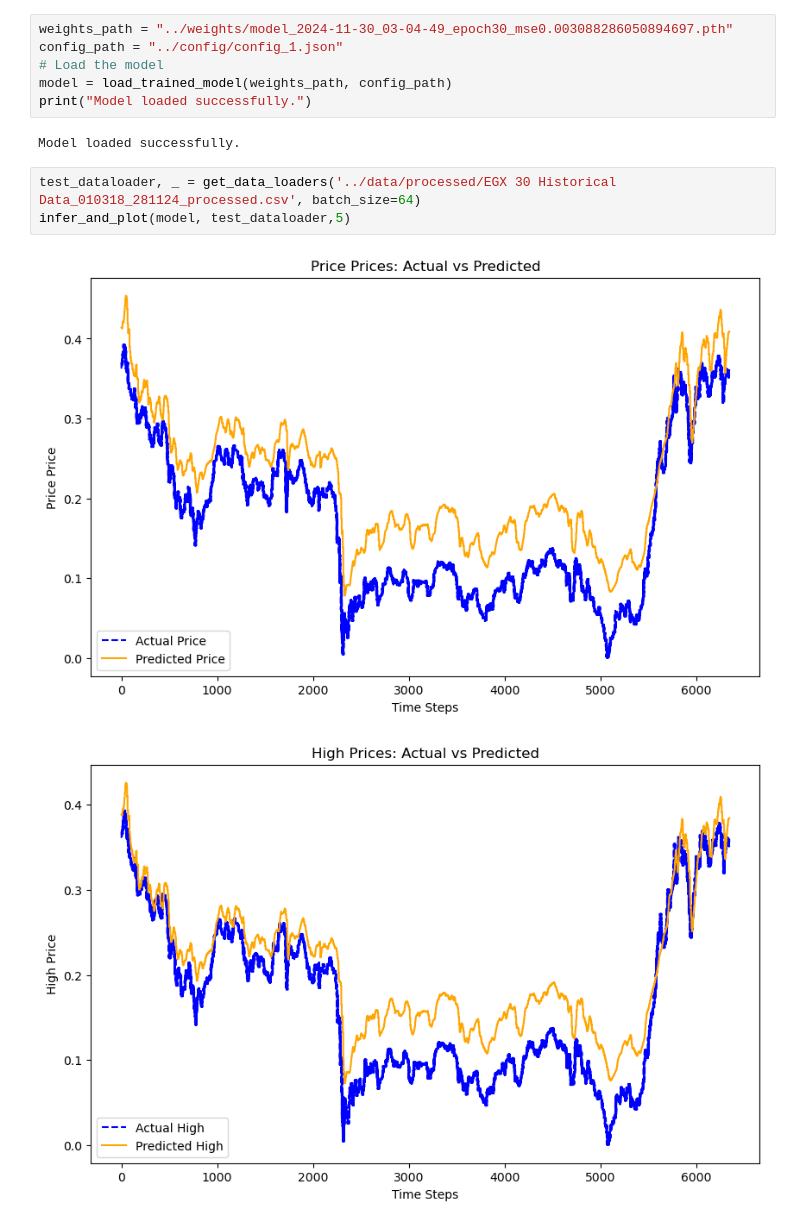
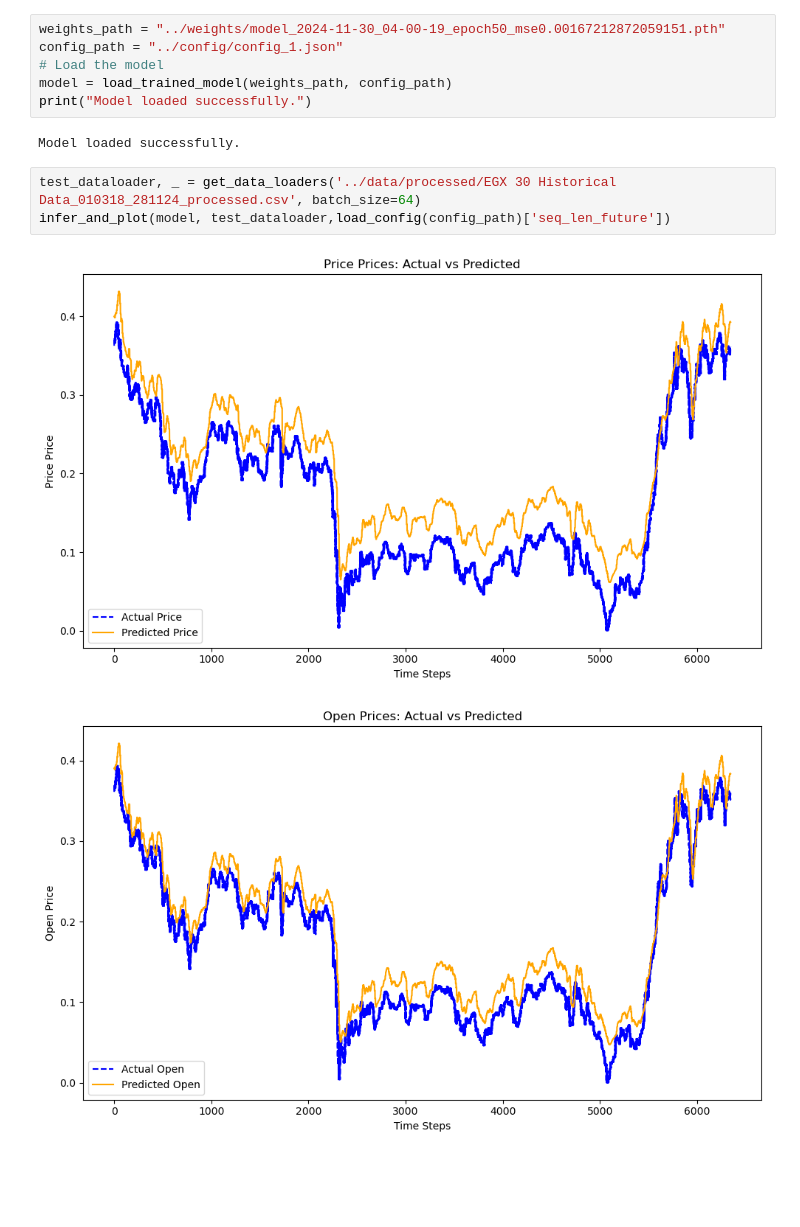
Before and after one commit to Ahmedh12/OHLC-Prices-Predictor, a Jupyter notebook: notebooks/model_verification.ipynb, the cells around one changed output. Cells and saved outputs as stored; diff of their text form; blank space fills up the shorter version.

```diff
--- a/notebooks/model_verification.ipynb
+++ b/notebooks/model_verification.ipynb
@@ -11,7 +11,7 @@ from data.data_loader import get_data_loaders
 from config.utils import load_config
 from utils import *
 # %%
-weights_path = "../weights/model_2024-11-30_03-04-49_epoch30_mse0.003088286050894697.pth"
+weights_path = "../weights/model_2024-11-30_04-00-19_epoch50_mse0.00167212872059151.pth"
 config_path = "../config/config_1.json"
 # Load the model
 model = load_trained_model(weights_path, config_path)
@@ -20,7 +20,7 @@ print("Model loaded successfully.")
 Model loaded successfully.
 # %%
 test_dataloader, _ = get_data_loaders('../data/processed/EGX 30 Historical Data_010318_281124_processed.csv', batch_size=64)
-infer_and_plot(model, test_dataloader,5)
+infer_and_plot(model, test_dataloader,load_config(config_path)['seq_len_future'])
 # %% [output]
-[figure, old version]
+[figure, new version]
-[figure, old version]
+[figure, new version]
```
Also changed, not shown: parts of 1 cell of this notebook, 5 other files.
